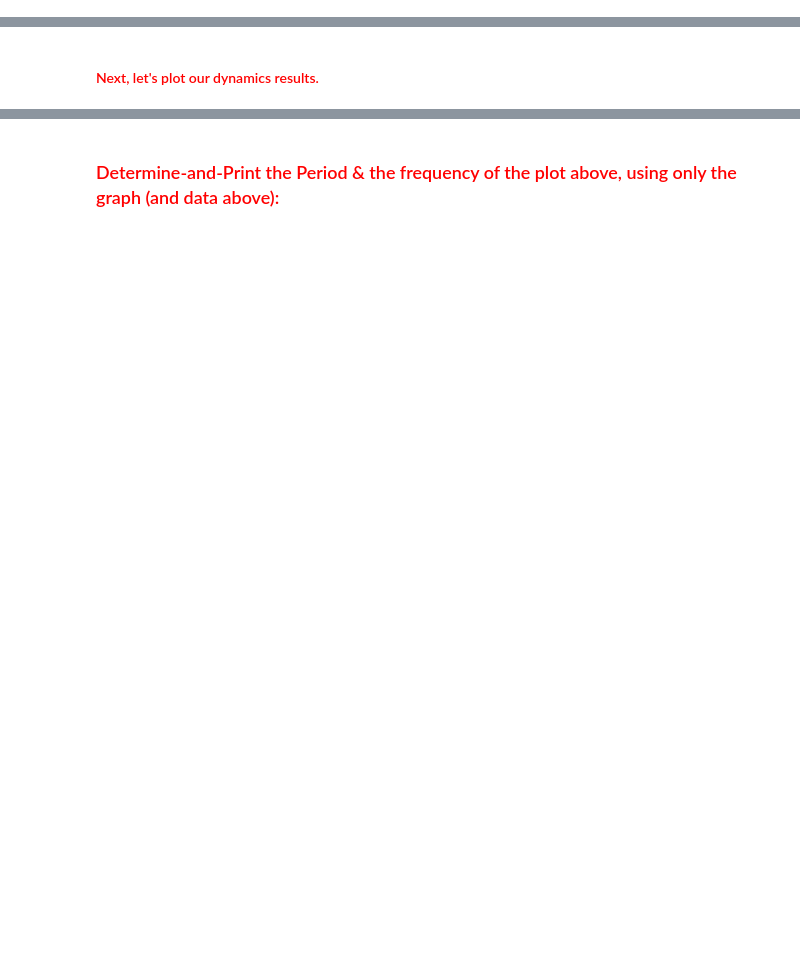
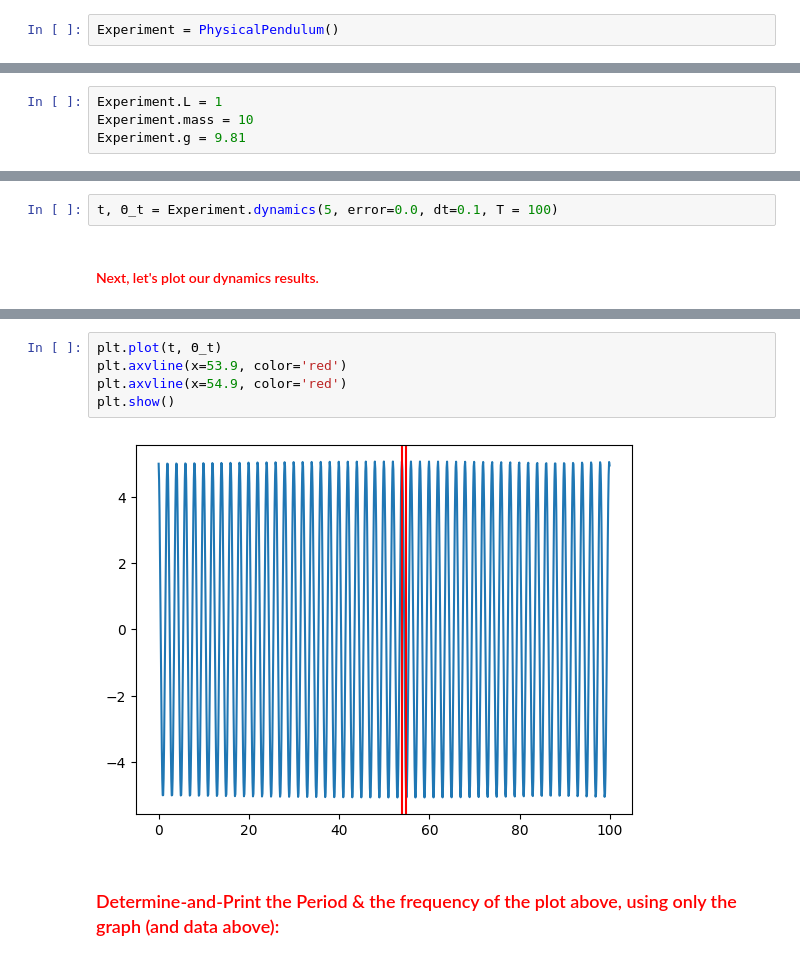
Before and after one commit to CalebAnderson22/PHY122, a Jupyter notebook: Lab6_Anderson.ipynb, the cells around one changed output, grey strips where cells are left out. Saved outputs shown, nothing was run; the diff lists cells and outputs as text; blank space fills up the shorter version.

```diff
--- a/Lab6_Anderson.ipynb
+++ b/Lab6_Anderson.ipynb
@@ -155,9 +155,17 @@ class PhysicalPendulum(object):
 #   <font color='Red'> **Getting Started** </font>
 
 ####   <font color='Red'> To get started, let's define a pendulum object </font>
+# %%
+Experiment = PhysicalPendulum()
 # %% [markdown]
 ####   <font color='Red'> Next, let's change the objects: mass, L (length), gravity. </font>
+# %%
+Experiment.L = 1
+Experiment.mass = 10
+Experiment.g = 9.81
 # %% [markdown]
 ####   <font color='Red'> Next, let's run the dynamics with an ideal release angle of your choice (in degrees). </font>
+# %%
+t, Θ_t = Experiment.dynamics(5, error=0.0, dt=0.1, T = 100)
 # %% [markdown]
 ####   <font color='Red'> Next, let's plot our dynamics results. </font>
@@ -167,2 +172,9 @@ class PhysicalPendulum(object):
+# %%
+plt.plot(t, Θ_t)
+plt.axvline(x=53.9, color='red')
+plt.axvline(x=54.9, color='red')
+plt.show()
+# %% [output]
+[figure, added]
 # %% [markdown]
 ###   <font color='Red'> Determine-and-Print the Period & the frequency of the plot above, using only the graph (and data above): </font>
```
Also changed, not shown: parts of 28 cells of this notebook.
